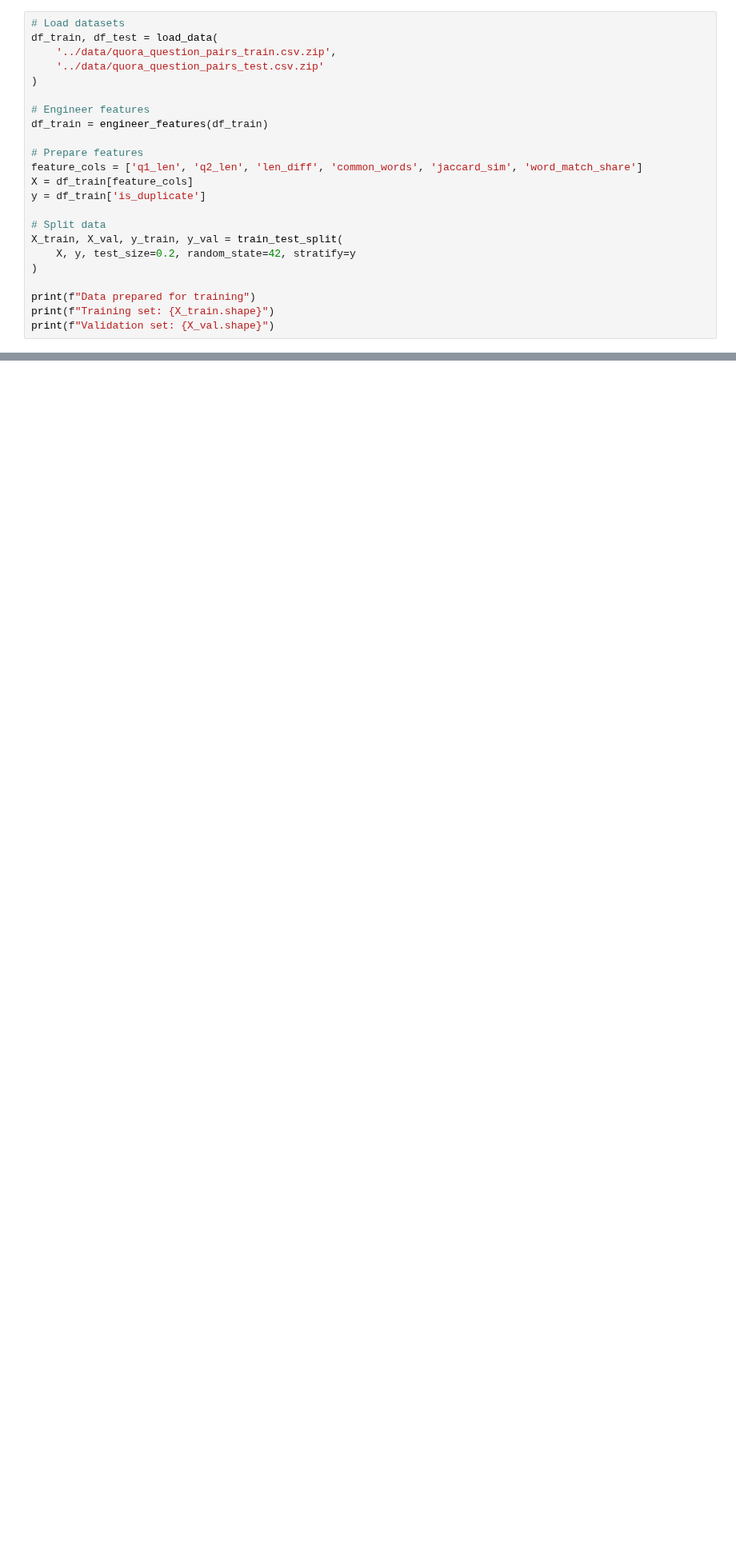
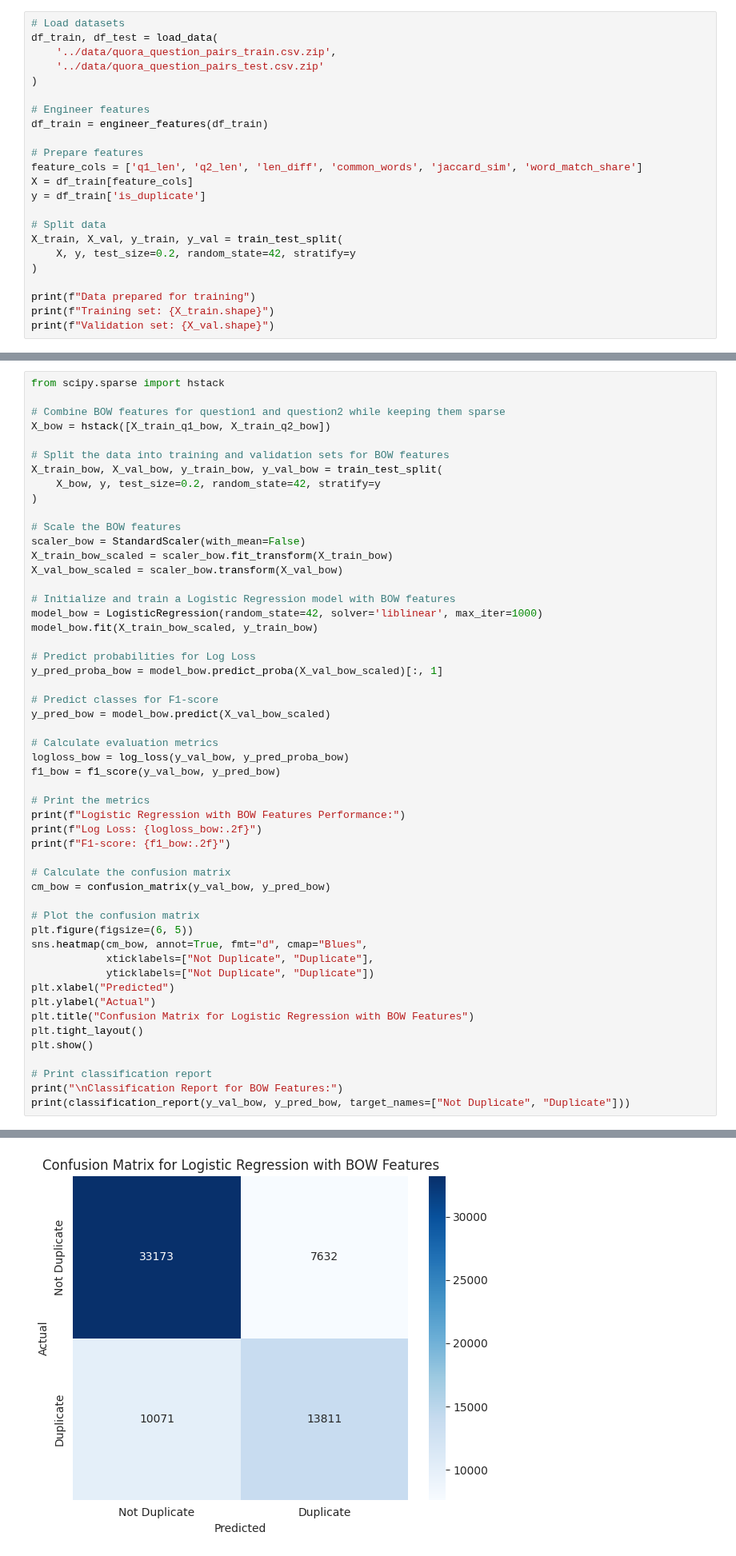
Before and after one commit to DiFedorchuk/Quora_Questions_Pairs, a Jupyter notebook: notebooks/03_models.ipynb, the cells around one changed output, grey strips where cells are left out. Shown at 80% size. Cells and saved outputs as stored; diff of their text form; blank space fills up the shorter version.

```diff
--- a/notebooks/03_models.ipynb
+++ b/notebooks/03_models.ipynb
@@ -151,0 +178,53 @@ Recommendations:
+# %%
+from scipy.sparse import hstack
+
+# Combine BOW features for question1 and question2 while keeping them sparse
+X_bow = hstack([X_train_q1_bow, X_train_q2_bow])
+
+# Split the data into training and validation sets for BOW features
+X_train_bow, X_val_bow, y_train_bow, y_val_bow = train_test_split(
+    X_bow, y, test_size=0.2, random_state=42, stratify=y
+)
+
+# Scale the BOW features
+scaler_bow = StandardScaler(with_mean=False)
+X_train_bow_scaled = scaler_bow.fit_transform(X_train_bow)
+X_val_bow_scaled = scaler_bow.transform(X_val_bow)
+
+# Initialize and train a Logistic Regression model with BOW features
+model_bow = LogisticRegression(random_state=42, solver='liblinear', max_iter=1000)
+model_bow.fit(X_train_bow_scaled, y_train_bow)
+
+# Predict probabilities for Log Loss
+y_pred_proba_bow = model_bow.predict_proba(X_val_bow_scaled)[:, 1]
+
+# Predict classes for F1-score
+y_pred_bow = model_bow.predict(X_val_bow_scaled)
+
+# Calculate evaluation metrics
+logloss_bow = log_loss(y_val_bow, y_pred_proba_bow)
+f1_bow = f1_score(y_val_bow, y_pred_bow)
+
+# Print the metrics
+print(f"Logistic Regression with BOW Features Performance:")
+print(f"Log Loss: {logloss_bow:.2f}")
+print(f"F1-score: {f1_bow:.2f}")
+
+# Calculate the confusion matrix
+cm_bow = confusion_matrix(y_val_bow, y_pred_bow)
+
+# Plot the confusion matrix
+plt.figure(figsize=(6, 5))
+sns.heatmap(cm_bow, annot=True, fmt="d", cmap="Blues",
+            xticklabels=["Not Duplicate", "Duplicate"],
+            yticklabels=["Not Duplicate", "Duplicate"])
+plt.xlabel("Predicted")
+plt.ylabel("Actual")
+plt.title("Confusion Matrix for Logistic Regression with BOW Features")
+plt.tight_layout()
+plt.show()
+
+# Print classification report
+print("\nClassification Report for BOW Features:")
+print(classification_report(y_val_bow, y_pred_bow, target_names=["Not Duplicate", "Duplicate"]))
+# %% [output]
@@ -151,0 +234 @@ Recommendations:
+[figure, added]
```
Also changed, not shown: parts of 59 cells of this notebook, 3 other files.
